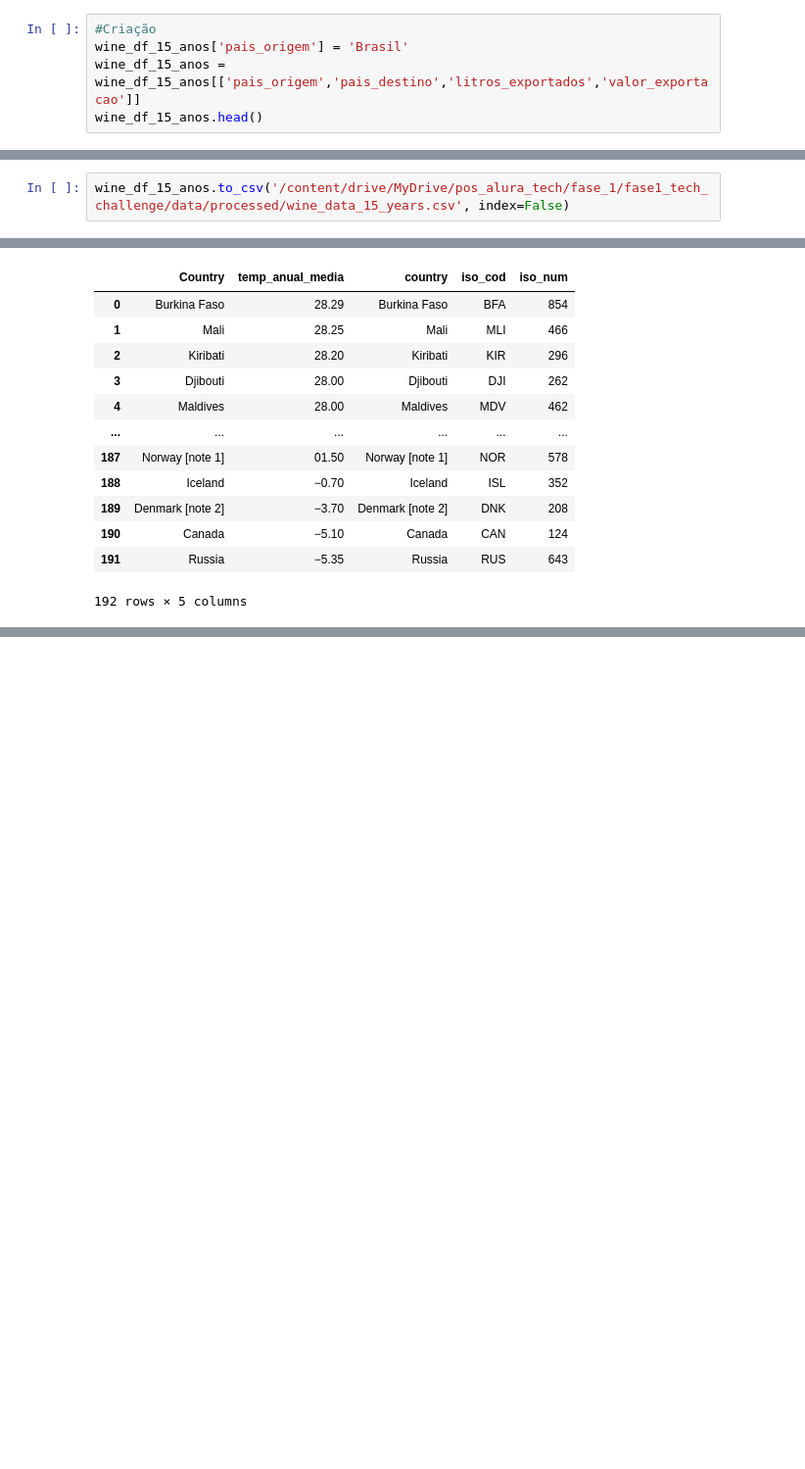
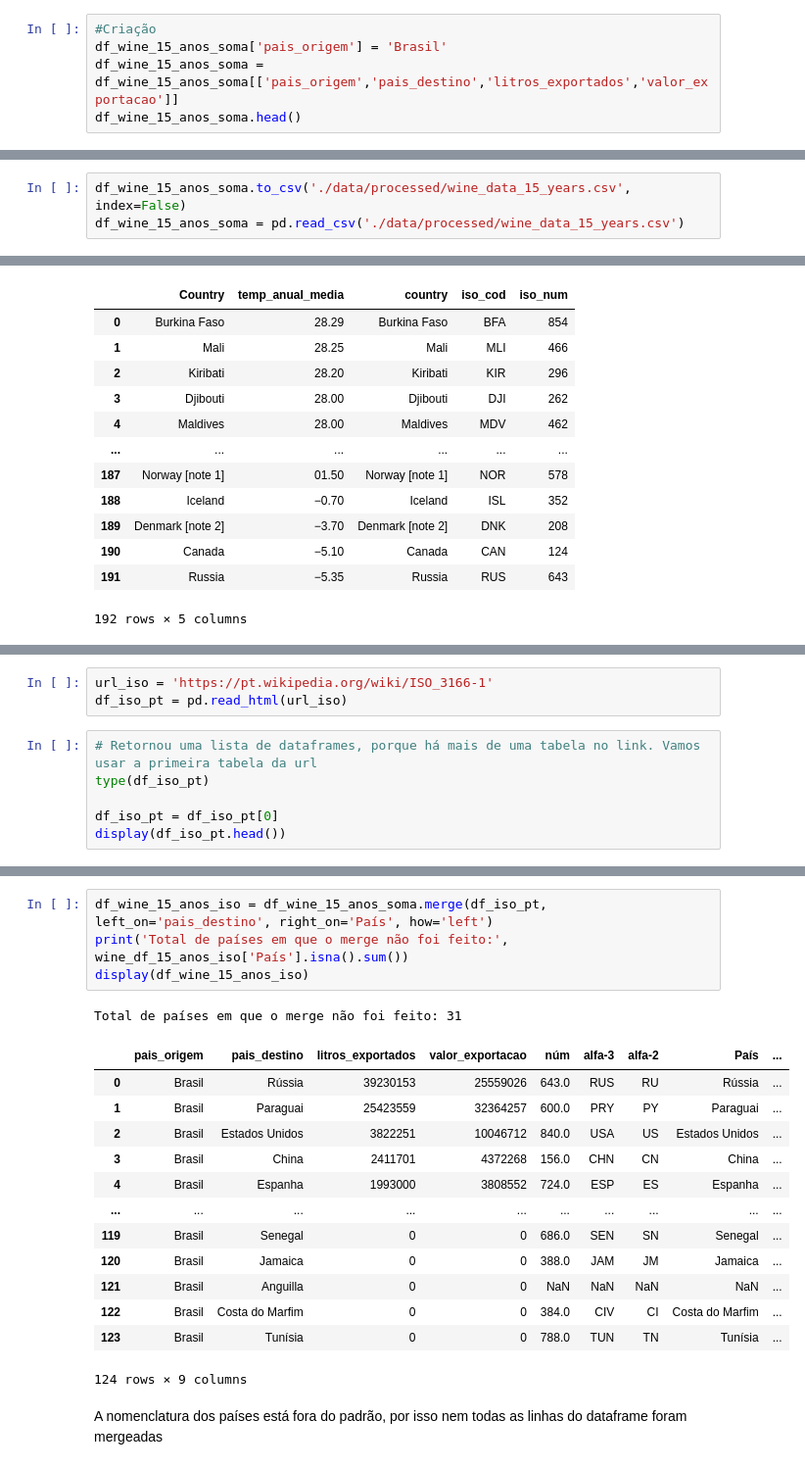
Before and after one commit to jackson-simionato/fase1_pos_tech_challenge_wine, a Jupyter notebook: fase 1 - tech challenge (vinhos).ipynb, the cells around one changed output, grey strips where cells are left out. Shown at 98% size. Drawn from its saved outputs; the diff is of its cells as text; blank space fills up the shorter version.

Commit message:
climate data finished

```diff
--- a/fase 1 - tech challenge (vinhos).ipynb
+++ b/fase 1 - tech challenge (vinhos).ipynb
@@ -283,9 +212,9 @@ wine_df_15_anos.head(15)
 | 14 | Austrália | 273290 | 457230 |
 # %%
 #Criação
-wine_df_15_anos['pais_origem'] = 'Brasil'
-wine_df_15_anos = wine_df_15_anos[['pais_origem','pais_destino','litros_exportados','valor_exportacao']]
-wine_df_15_anos.head()
+df_wine_15_anos_soma['pais_origem'] = 'Brasil'
+df_wine_15_anos_soma = df_wine_15_anos_soma[['pais_origem','pais_destino','litros_exportados','valor_exportacao']]
+df_wine_15_anos_soma.head()
 # %% [output]
 |  | pais_origem | pais_destino | litros_exportados | valor_exportacao |
 | 0 | Brasil | Rússia | 39230153 | 25559026 |
@@ -294,7 +223,8 @@ wine_df_15_anos.head()
 | 3 | Brasil | China | 2411701 | 4372268 |
 | 4 | Brasil | Espanha | 1993000 | 3808552 |
 # %%
-wine_df_15_anos.to_csv('/content/drive/MyDrive/pos_alura_tech/fase_1/fase1_tech_challenge/data/processed/wine_data_15_years.csv', index=False)
+df_wine_15_anos_soma.to_csv('./data/processed/wine_data_15_years.csv', index=False)
+df_wine_15_anos_soma = pd.read_csv('./data/processed/wine_data_15_years.csv')
 # %% [markdown]
 # Dataset de dados climáticos: usando Climate API WorldBank (on hold, está fora do ar)
 
@@ -737,0 +676,9 @@ wine_df_15_anos_iso
+# %%
+url_iso = 'https://pt.wikipedia.org/wiki/ISO_3166-1'
+df_iso_pt = pd.read_html(url_iso)
+# %%
+# Retornou uma lista de dataframes, porque há mais de uma tabela no link. Vamos usar a primeira tabela da url
+type(df_iso_pt)
+
+df_iso_pt = df_iso_pt[0]
+display(df_iso_pt.head())
@@ -737,0 +692,21 @@ wine_df_15_anos_iso
+# %%
+df_wine_15_anos_iso = df_wine_15_anos_soma.merge(df_iso_pt, left_on='pais_destino', right_on='País', how='left')
+print('Total de países em que o merge não foi feito:', wine_df_15_anos_iso['País'].isna().sum())
+display(df_wine_15_anos_iso)
+# %% [output]
+Total de países em que o merge não foi feito: 31
+|  | pais_origem | pais_destino | litros_exportados | valor_exportacao | núm | alfa-3 | alfa-2 | País | ... |
+| 0 | Brasil | Rússia | 39230153 | 25559026 | 643.0 | RUS | RU | Rússia | ... |
+| 1 | Brasil | Paraguai | 25423559 | 32364257 | 600.0 | PRY | PY | Paraguai | ... |
+| 2 | Brasil | Estados Unidos | 3822251 | 10046712 | 840.0 | USA | US | Estados Unidos | ... |
+| 3 | Brasil | China | 2411701 | 4372268 | 156.0 | CHN | CN | China | ... |
+| 4 | Brasil | Espanha | 1993000 | 3808552 | 724.0 | ESP | ES | Espanha | ... |
+| ... | ... | ... | ... | ... | ... | ... | ... | ... | ... |
+| 119 | Brasil | Senegal | 0 | 0 | 686.0 | SEN | SN | Senegal | ... |
+| 120 | Brasil | Jamaica | 0 | 0 | 388.0 | JAM | JM | Jamaica | ... |
+| 121 | Brasil | Anguilla | 0 | 0 | NaN | NaN | NaN | NaN | ... |
+| 122 | Brasil | Costa do Marfim | 0 | 0 | 384.0 | CIV | CI | Costa do Marfim | ... |
+| 123 | Brasil | Tunísia | 0 | 0 | 788.0 | TUN | TN | Tunísia | ... |
+124 rows × 9 columns
+# %% [markdown]
+A nomenclatura dos países está fora do padrão, por isso nem todas as linhas do dataframe foram mergeadas
```
Also changed, not shown: parts of 47 cells of this notebook.
